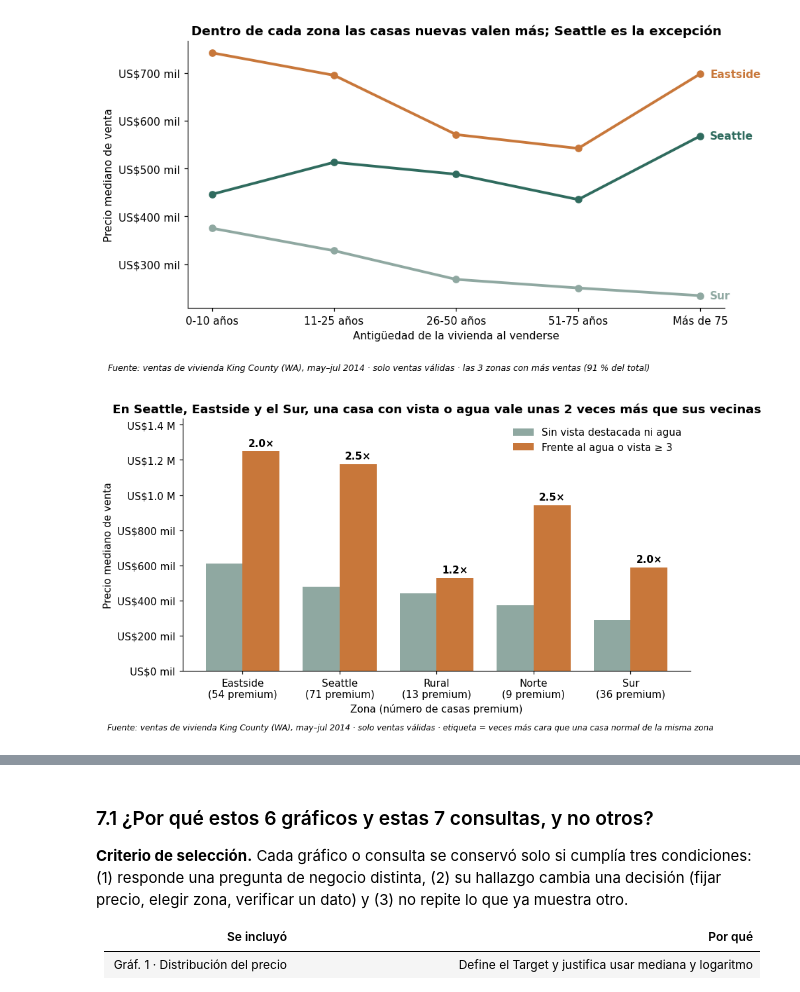
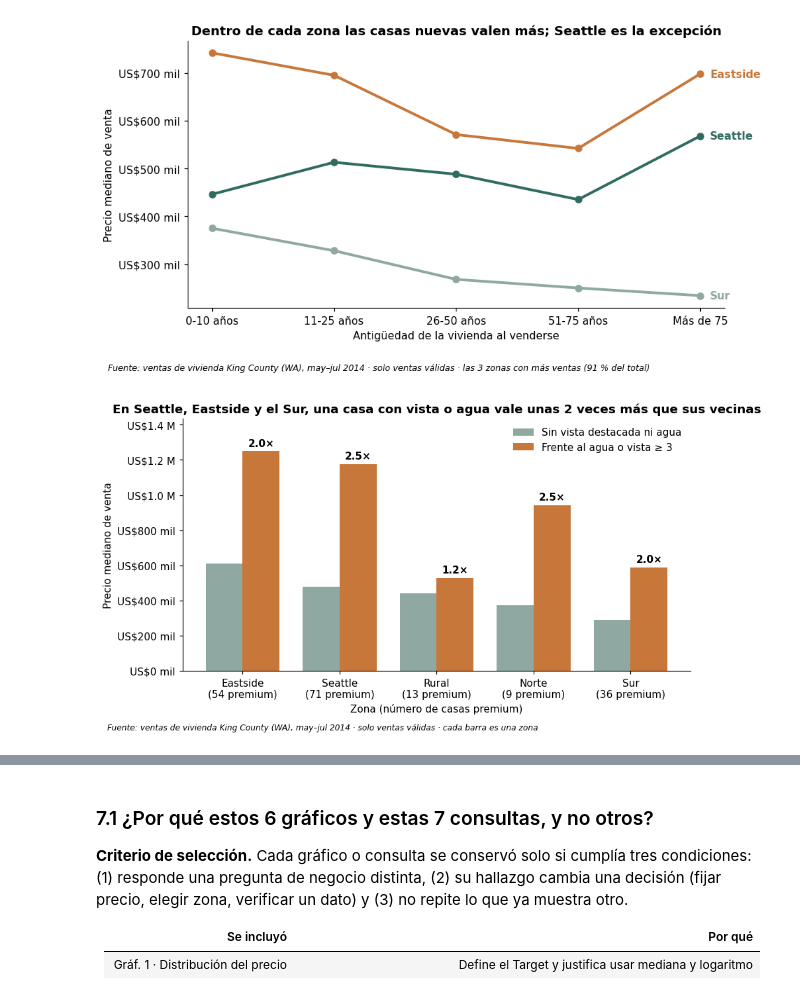
Before and after one commit to wantuds-crypto/Ciencia-datos-curso, a Jupyter notebook: Final_precios_inmuebles.ipynb, the cells around one changed output, grey strips where cells are left out. Cells and saved outputs as stored; diff of their text form; code cells hidden in the pictures.

```diff
--- a/Final_precios_inmuebles.ipynb
+++ b/Final_precios_inmuebles.ipynb
@@ -650,19 +650,19 @@ fig.text(0.01, -0.07, FUENTE + " · las 3 zonas con más ventas (91 % del total)
 # %%
 # Gráfico 6  — sale de la Consulta F
 p = prima_premium.set_index("zona").loc[["Eastside", "Seattle", "Rural", "Norte", "Sur"]]
 x = np.arange(len(p)); w = 0.38
 fig, ax = plt.subplots(figsize=(9, 4.5))
 b1 = ax.bar(x - w/2, p["mediana_normal"], w, color=GRIS, label="Sin vista destacada ni agua")
 b2 = ax.bar(x + w/2, p["mediana_premium"], w, color=COBRE, label="Frente al agua o vista ≥ 3")
 ax.bar_label(b2, labels=[f"{v:.1f}×" for v in p["veces_mas_cara"]], padding=3, fontsize=10, fontweight="bold")
 ax.set_xticks(x); ax.set_xticklabels([f"{z}\n({n} premium)" for z, n in zip(p.index, p["casas_premium"])])
 ax.yaxis.set_major_formatter(miles); ax.set_ylim(0, p["mediana_premium"].max() * 1.15)
 ax.set(title="En Seattle, Eastside y el Sur, una casa con vista o agua vale unas 2 veces más que sus vecinas",
        xlabel="Zona (número de casas premium)", ylabel="Precio mediano de venta")
 ax.legend(frameon=False, loc="upper right")
-fig.text(0.01, -0.07, FUENTE + " · etiqueta = veces más cara que una casa normal de la misma zona", fontsize=8, style="italic"); plt.show()
+fig.text(0.01, -0.07, FUENTE + " · cada barra es una zona", fontsize=8, style="italic"); plt.show()
 # %% [output]
-[figure, old version]
+[figure, new version]
 # %% [markdown]
 ## 7. Preguntas y respuestas sobre los gráficos
 
```
Also changed, not shown: parts of 13 cells of this notebook.
